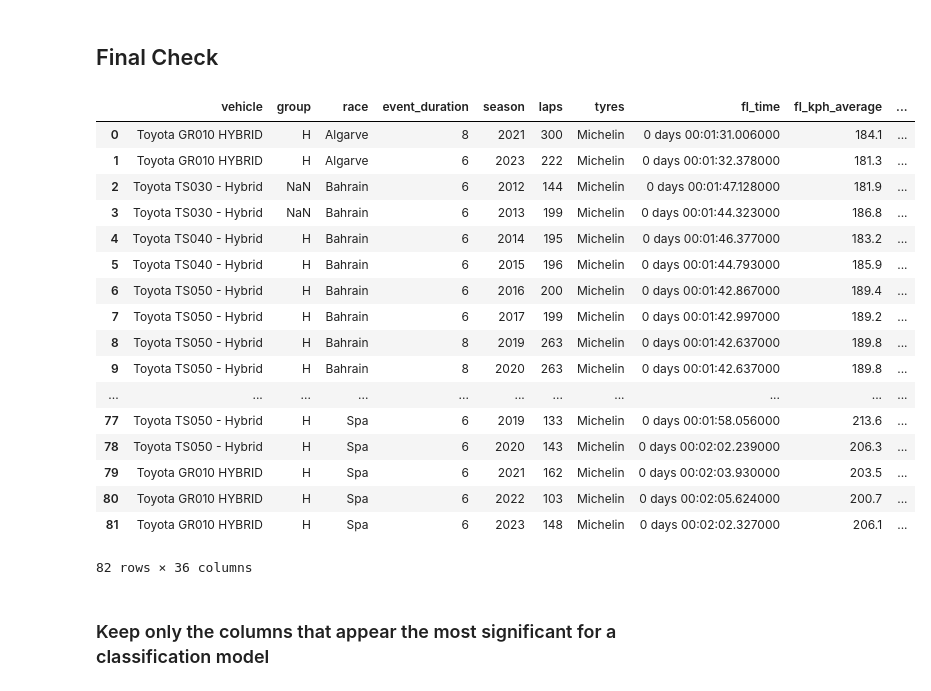
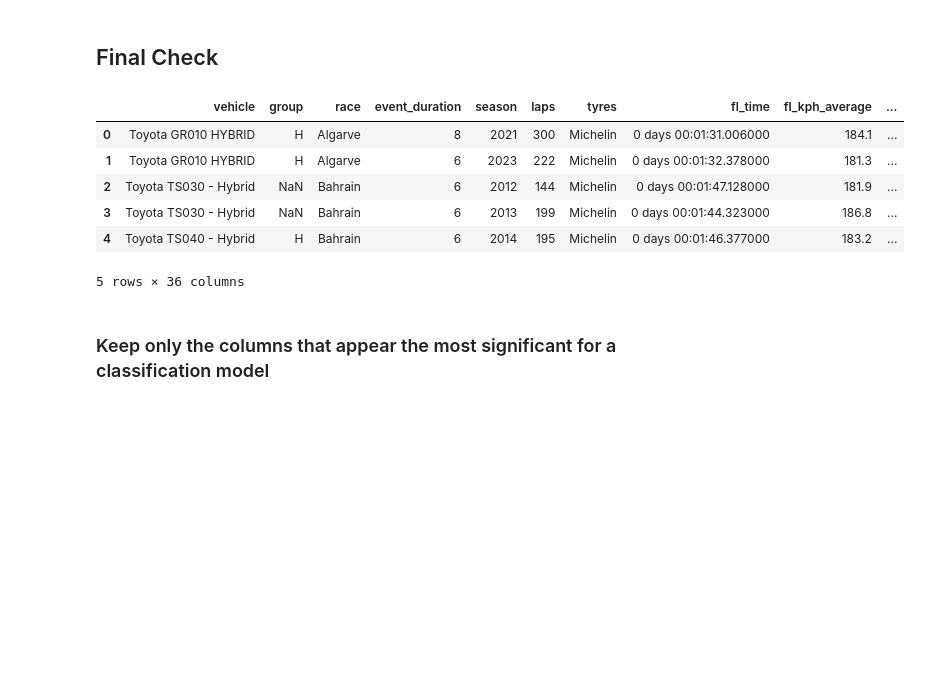
Before and after one commit to StanEM75/24H_Le_Mans, a Jupyter notebook: Supervised Learning/Process.ipynb, the cells around one changed output. Drawn from its saved outputs; the diff is of its cells as text; code cells hidden in the pictures; blank space fills up the shorter version.

```diff
--- a/Supervised Learning/Process.ipynb
+++ b/Supervised Learning/Process.ipynb
@@ -932,26 +890,15 @@ df = pd.merge(df,weather,on=['race','season'],how='left')
 # %% [markdown]
 ## Final Check
 # %%
-df
+df.head()
 # %% [output]
 |  | vehicle | group | race | event_duration | season | laps | tyres | fl_time | fl_kph_average | ... |
 | 0 | Toyota GR010 HYBRID | H | Algarve | 8 | 2021 | 300 | Michelin | 0 days 00:01:31.006000 | 184.1 | ... |
 | 1 | Toyota GR010 HYBRID | H | Algarve | 6 | 2023 | 222 | Michelin | 0 days 00:01:32.378000 | 181.3 | ... |
 | 2 | Toyota TS030 - Hybrid | NaN | Bahrain | 6 | 2012 | 144 | Michelin | 0 days 00:01:47.128000 | 181.9 | ... |
 | 3 | Toyota TS030 - Hybrid | NaN | Bahrain | 6 | 2013 | 199 | Michelin | 0 days 00:01:44.323000 | 186.8 | ... |
 | 4 | Toyota TS040 - Hybrid | H | Bahrain | 6 | 2014 | 195 | Michelin | 0 days 00:01:46.377000 | 183.2 | ... |
-| 5 | Toyota TS040 - Hybrid | H | Bahrain | 6 | 2015 | 196 | Michelin | 0 days 00:01:44.793000 | 185.9 | ... |
-| 6 | Toyota TS050 - Hybrid | H | Bahrain | 6 | 2016 | 200 | Michelin | 0 days 00:01:42.867000 | 189.4 | ... |
-| 7 | Toyota TS050 - Hybrid | H | Bahrain | 6 | 2017 | 199 | Michelin | 0 days 00:01:42.997000 | 189.2 | ... |
-| 8 | Toyota TS050 - Hybrid | H | Bahrain | 8 | 2019 | 263 | Michelin | 0 days 00:01:42.637000 | 189.8 | ... |
-| 9 | Toyota TS050 - Hybrid | H | Bahrain | 8 | 2020 | 263 | Michelin | 0 days 00:01:42.637000 | 189.8 | ... |
-| ... | ... | ... | ... | ... | ... | ... | ... | ... | ... | ... |
-| 77 | Toyota TS050 - Hybrid | H | Spa | 6 | 2019 | 133 | Michelin | 0 days 00:01:58.056000 | 213.6 | ... |
-| 78 | Toyota TS050 - Hybrid | H | Spa | 6 | 2020 | 143 | Michelin | 0 days 00:02:02.239000 | 206.3 | ... |
-| 79 | Toyota GR010 HYBRID | H | Spa | 6 | 2021 | 162 | Michelin | 0 days 00:02:03.930000 | 203.5 | ... |
-| 80 | Toyota GR010 HYBRID | H | Spa | 6 | 2022 | 103 | Michelin | 0 days 00:02:05.624000 | 200.7 | ... |
-| 81 | Toyota GR010 HYBRID | H | Spa | 6 | 2023 | 148 | Michelin | 0 days 00:02:02.327000 | 206.1 | ... |
-82 rows × 36 columns
+5 rows × 36 columns
 # %% [markdown]
 ### Keep only the columns that appear the most significant for a classification model
 # %%
```
Also changed, not shown: parts of 8 cells of this notebook, 1 other file.
